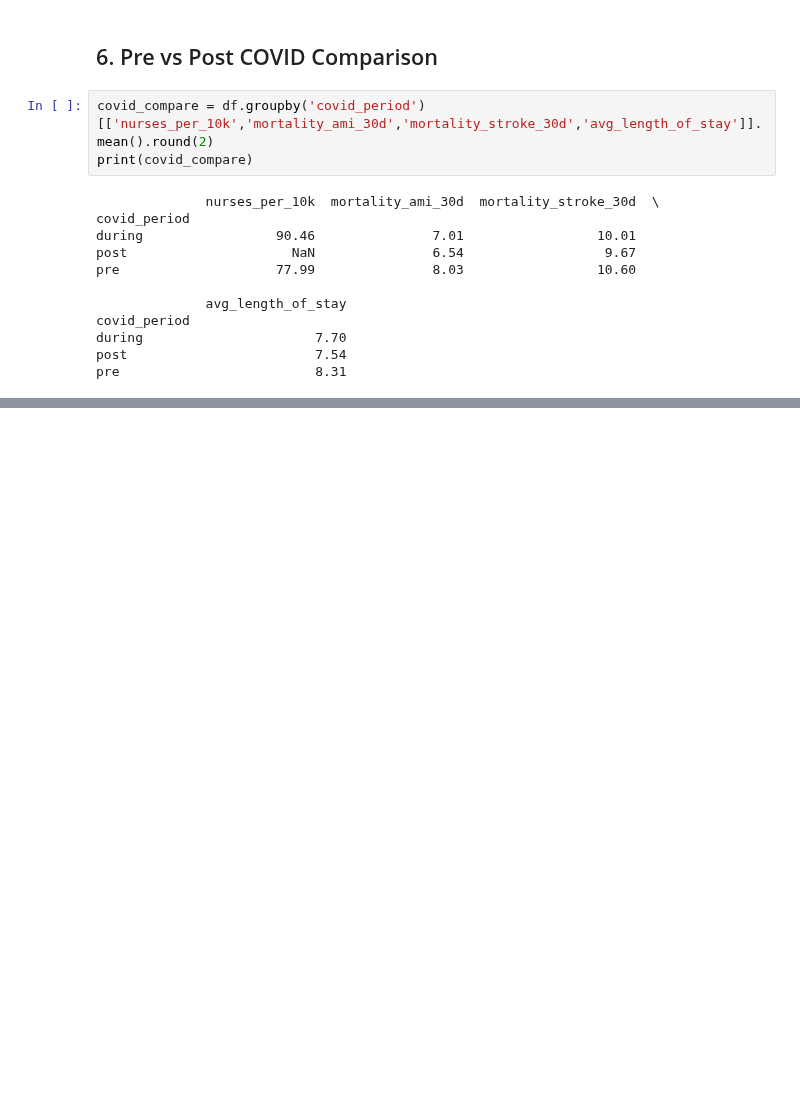
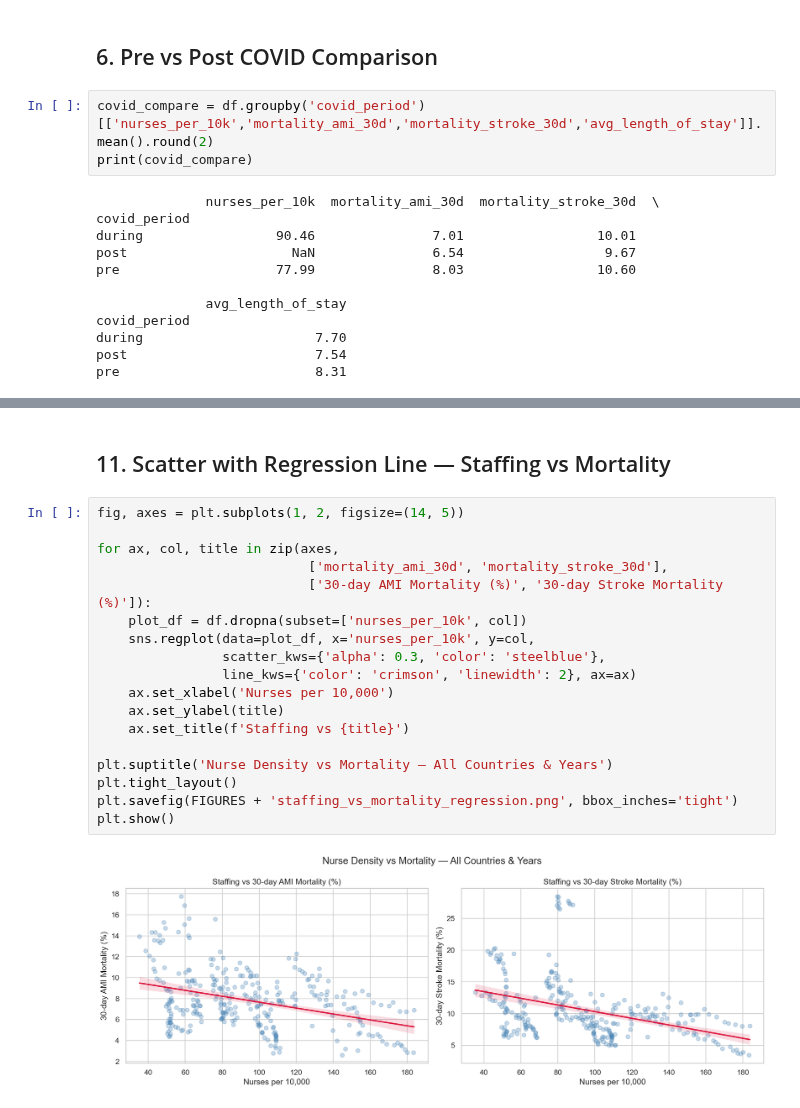
Before and after one commit to kitsakisGk/Nurse-Staffing-Europe, a Jupyter notebook: notebooks/02_eda.ipynb, the cells around one changed output, grey strips where cells are left out. Saved outputs shown, nothing was run; the diff lists cells and outputs as text; blank space fills up the shorter version.

```diff
--- a/notebooks/02_eda.ipynb
+++ b/notebooks/02_eda.ipynb
@@ -124,0 +233,22 @@ pre                         8.31
+# %% [markdown]
+## 11. Scatter with Regression Line — Staffing vs Mortality
+# %%
+fig, axes = plt.subplots(1, 2, figsize=(14, 5))
+
+for ax, col, title in zip(axes,
+                           ['mortality_ami_30d', 'mortality_stroke_30d'],
+                           ['30-day AMI Mortality (%)', '30-day Stroke Mortality (%)']):
+    plot_df = df.dropna(subset=['nurses_per_10k', col])
+    sns.regplot(data=plot_df, x='nurses_per_10k', y=col,
+                scatter_kws={'alpha': 0.3, 'color': 'steelblue'},
+                line_kws={'color': 'crimson', 'linewidth': 2}, ax=ax)
+    ax.set_xlabel('Nurses per 10,000')
+    ax.set_ylabel(title)
+    ax.set_title(f'Staffing vs {title}')
+
+plt.suptitle('Nurse Density vs Mortality — All Countries & Years')
+plt.tight_layout()
+plt.savefig(FIGURES + 'staffing_vs_mortality_regression.png', bbox_inches='tight')
+plt.show()
+# %% [output]
+[figure, added]
```
Also changed, not shown: parts of 8 cells of this notebook.
